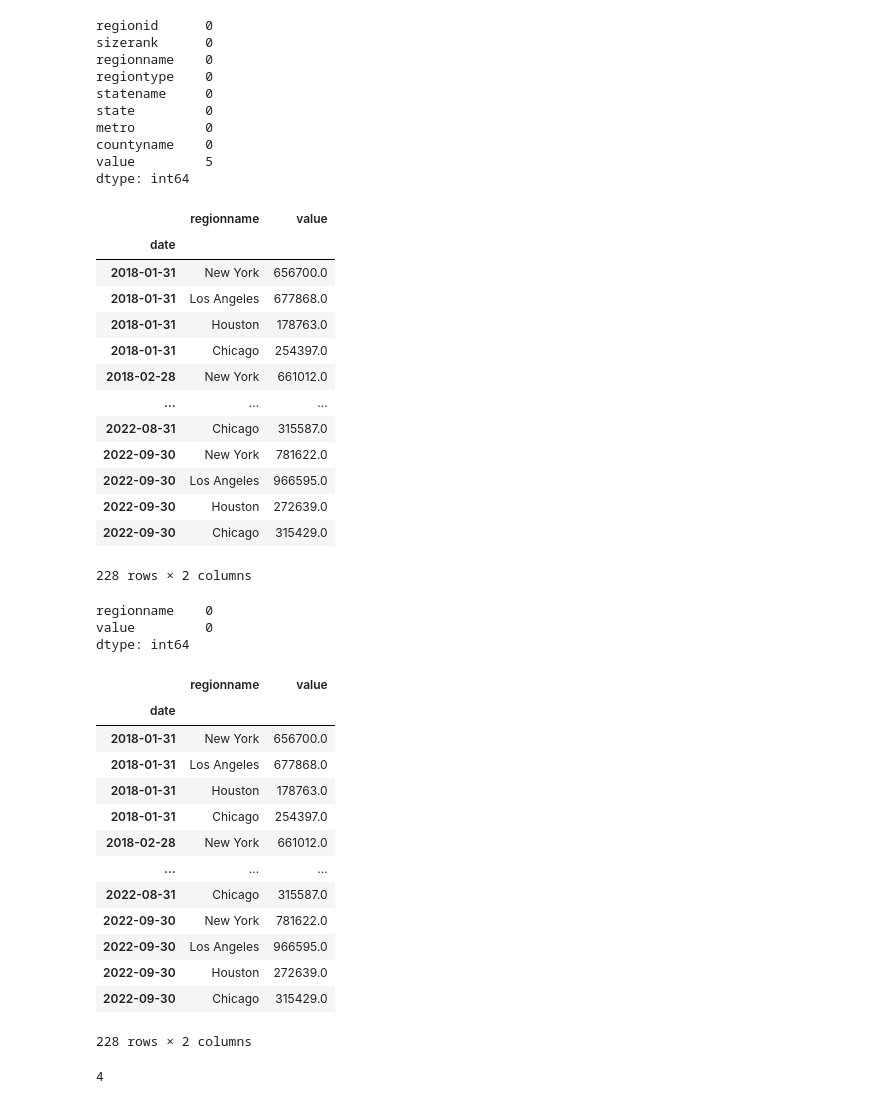
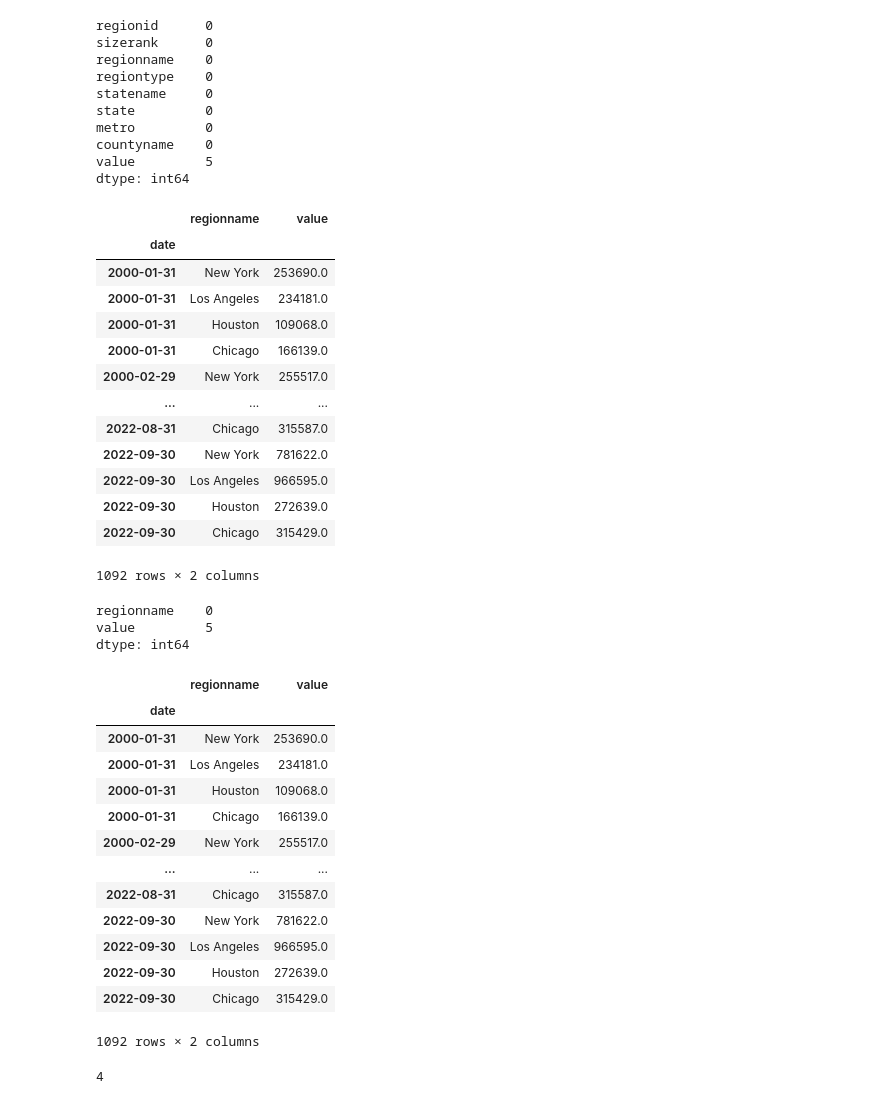
Before and after one commit to eccecarreon/data-viz-core-assignments, a Jupyter notebook: Gridsearch SARIMA Models (Core).ipynb, the cells around one changed output. Drawn from its saved outputs; the diff is of its cells as text; code cells hidden in the pictures.

```diff
--- a/Gridsearch SARIMA Models (Core).ipynb
+++ b/Gridsearch SARIMA Models (Core).ipynb
@@ -293,46 +295,46 @@ countyname    0
 value         5
 dtype: int64
 # %%
-melted_drop = melted_ts.drop(columns=['sizerank', 'regionid','statename','countyname', 'metro', 'regiontype', 'state'])
+melted_drop = melted.drop(columns=['sizerank', 'regionid','statename','countyname', 'metro', 'regiontype', 'state'])
 melted_drop
 # %% [output]
 |  | regionname | value |
 | date |  |  |
-| 2018-01-31 | New York | 656700.0 |
-| 2018-01-31 | Los Angeles | 677868.0 |
-| 2018-01-31 | Houston | 178763.0 |
-| 2018-01-31 | Chicago | 254397.0 |
-| 2018-02-28 | New York | 661012.0 |
+| 2000-01-31 | New York | 253690.0 |
+| 2000-01-31 | Los Angeles | 234181.0 |
+| 2000-01-31 | Houston | 109068.0 |
+| 2000-01-31 | Chicago | 166139.0 |
+| 2000-02-29 | New York | 255517.0 |
 | ... | ... | ... |
 | 2022-08-31 | Chicago | 315587.0 |
 | 2022-09-30 | New York | 781622.0 |
 | 2022-09-30 | Los Angeles | 966595.0 |
 | 2022-09-30 | Houston | 272639.0 |
 | 2022-09-30 | Chicago | 315429.0 |
-228 rows × 2 columns
+1092 rows × 2 columns
 # %%
 melted_drop.isna().sum()
 # %% [output]
 regionname    0
-value         0
+value         5
 dtype: int64
 # %%
 melted_drop
 # %% [output]
 |  | regionname | value |
 | date |  |  |
-| 2018-01-31 | New York | 656700.0 |
-| 2018-01-31 | Los Angeles | 677868.0 |
-| 2018-01-31 | Houston | 178763.0 |
-| 2018-01-31 | Chicago | 254397.0 |
-| 2018-02-28 | New York | 661012.0 |
+| 2000-01-31 | New York | 253690.0 |
+| 2000-01-31 | Los Angeles | 234181.0 |
+| 2000-01-31 | Houston | 109068.0 |
+| 2000-01-31 | Chicago | 166139.0 |
+| 2000-02-29 | New York | 255517.0 |
 | ... | ... | ... |
 | 2022-08-31 | Chicago | 315587.0 |
 | 2022-09-30 | New York | 781622.0 |
 | 2022-09-30 | Los Angeles | 966595.0 |
 | 2022-09-30 | Houston | 272639.0 |
 | 2022-09-30 | Chicago | 315429.0 |
-228 rows × 2 columns
+1092 rows × 2 columns
 # %%
 melted_drop['regionname'].nunique()
 # %% [output]
```
Also changed, not shown: parts of 33 cells of this notebook.
